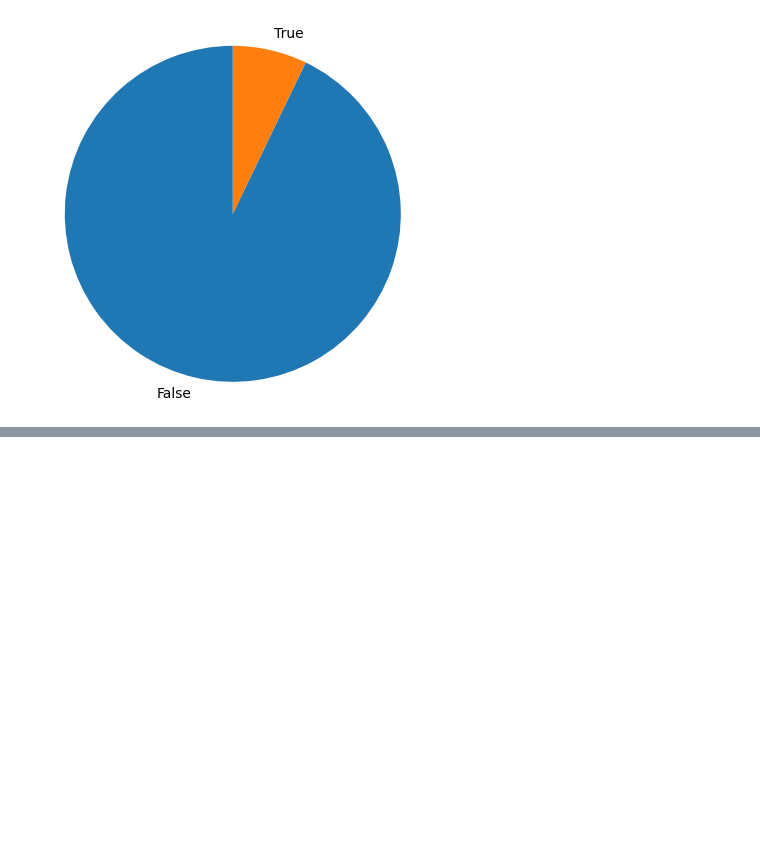
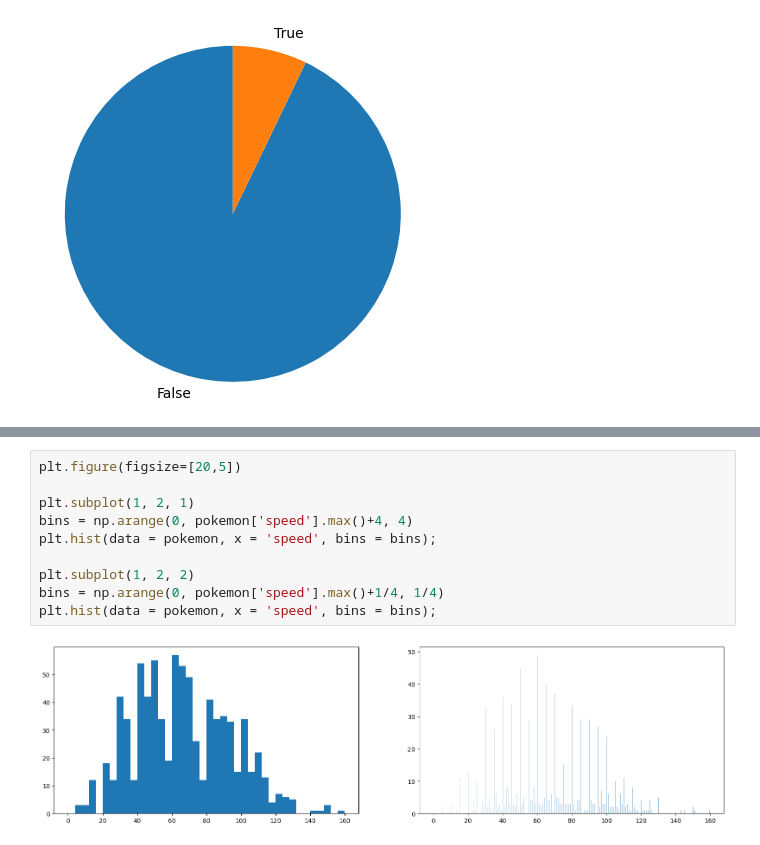
Before and after one commit to Nihal-Awad/Matplot-Seaborn-Practice, a Jupyter notebook: Visualization.ipynb, the cells around one changed output, grey strips where cells are left out. Saved outputs shown, nothing was run; the diff lists cells and outputs as text; blank space fills up the shorter version.

```diff
--- a/Visualization.ipynb
+++ b/Visualization.ipynb
@@ -231,0 +231,12 @@ sns.displot(pokemon['speed'], kde=True)
+# %%
+plt.figure(figsize=[20,5])
+
+plt.subplot(1, 2, 1)
+bins = np.arange(0, pokemon['speed'].max()+4, 4)
+plt.hist(data = pokemon, x = 'speed', bins = bins);
+
+plt.subplot(1, 2, 2)
+bins = np.arange(0, pokemon['speed'].max()+1/4, 1/4)
+plt.hist(data = pokemon, x = 'speed', bins = bins);
+# %% [output]
+[figure, added]
```
Also changed, not shown: parts of 17 cells of this notebook.
